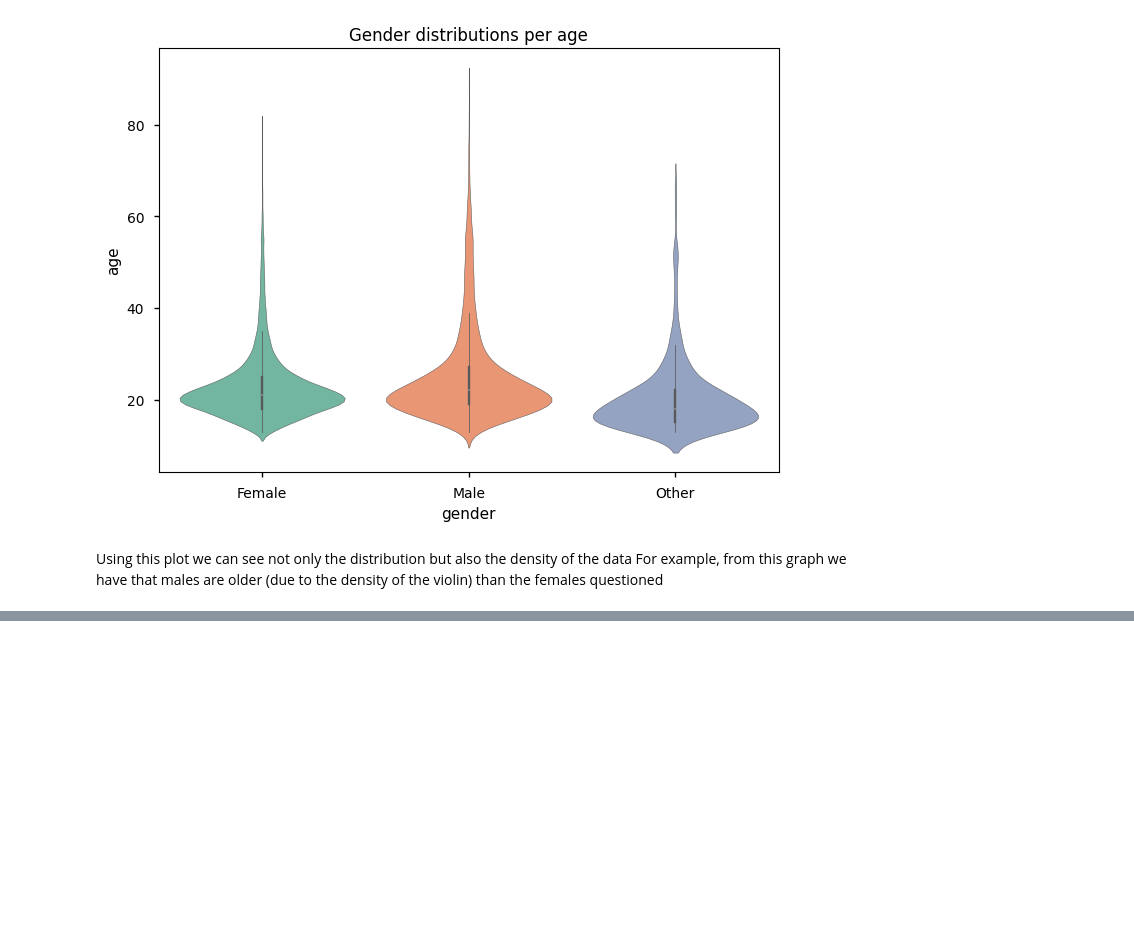
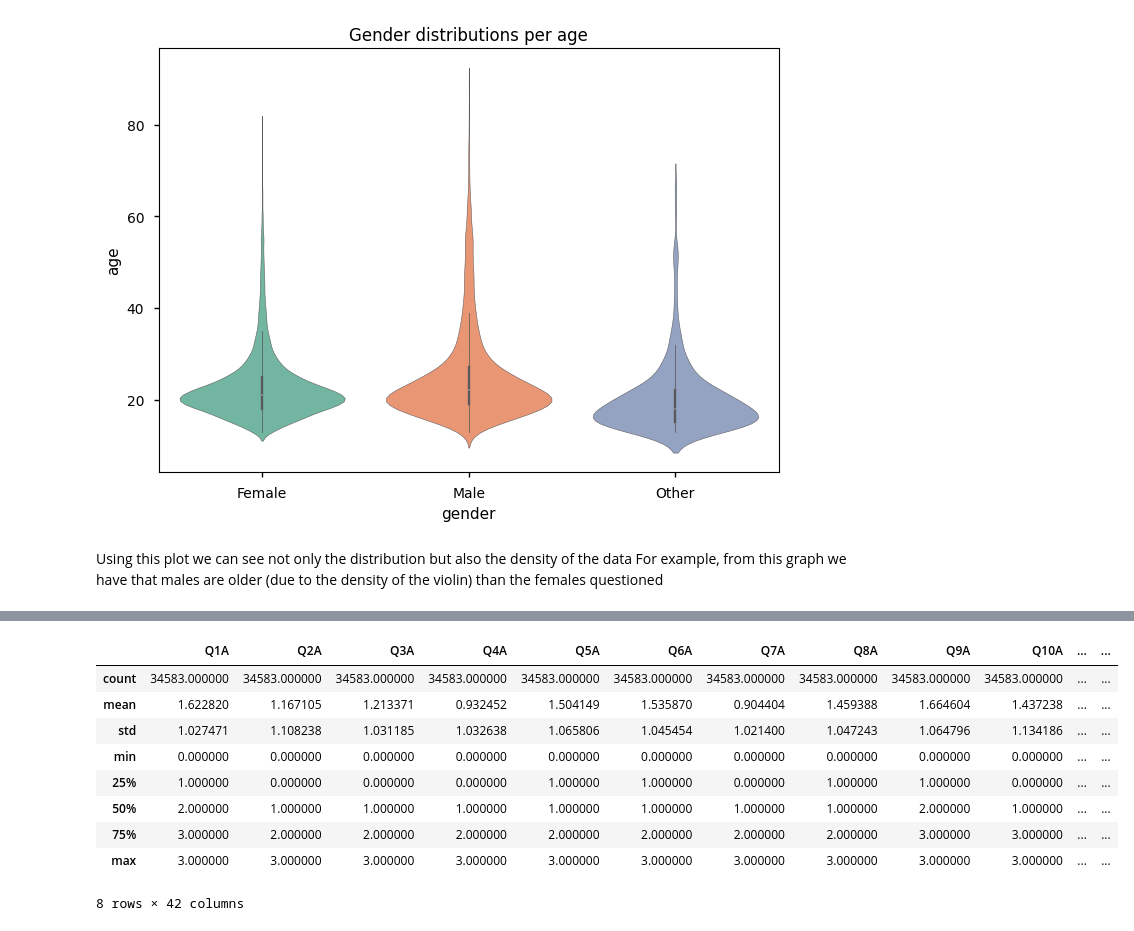
Before and after one commit to JRI11930/DASS-Responses-Analysis, a Jupyter notebook: notebooks/depression.ipynb, the cells around one changed output, grey strips where cells are left out. Drawn from its saved outputs; the diff is of its cells as text; code cells hidden in the pictures; blank space fills up the shorter version.

```diff
--- a/notebooks/depression.ipynb
+++ b/notebooks/depression.ipynb
@@ -589,0 +632,15 @@ For example, from this graph we have that males are older (due to the density of
+# %%
+q = [f'Q{x}A' for x in range(1, 43)]
+#df3[q] = df3[q]-1 #This line has to be executed only once
+df3[q].describe()
+# %% [output]
+|  | Q1A | Q2A | Q3A | Q4A | Q5A | Q6A | Q7A | Q8A | Q9A | Q10A | ... | ... |
+| count | 34583.000000 | 34583.000000 | 34583.000000 | 34583.000000 | 34583.000000 | 34583.000000 | 34583.000000 | 34583.000000 | 34583.000000 | 34583.000000 | ... | ... |
+| mean | 1.622820 | 1.167105 | 1.213371 | 0.932452 | 1.504149 | 1.535870 | 0.904404 | 1.459388 | 1.664604 | 1.437238 | ... | ... |
+| std | 1.027471 | 1.108238 | 1.031185 | 1.032638 | 1.065806 | 1.045454 | 1.021400 | 1.047243 | 1.064796 | 1.134186 | ... | ... |
+| min | 0.000000 | 0.000000 | 0.000000 | 0.000000 | 0.000000 | 0.000000 | 0.000000 | 0.000000 | 0.000000 | 0.000000 | ... | ... |
+| 25% | 1.000000 | 0.000000 | 0.000000 | 0.000000 | 1.000000 | 1.000000 | 0.000000 | 1.000000 | 1.000000 | 0.000000 | ... | ... |
+| 50% | 2.000000 | 1.000000 | 1.000000 | 1.000000 | 1.000000 | 1.000000 | 1.000000 | 1.000000 | 2.000000 | 1.000000 | ... | ... |
+| 75% | 3.000000 | 2.000000 | 2.000000 | 2.000000 | 2.000000 | 2.000000 | 2.000000 | 2.000000 | 3.000000 | 3.000000 | ... | ... |
+| max | 3.000000 | 3.000000 | 3.000000 | 3.000000 | 3.000000 | 3.000000 | 3.000000 | 3.000000 | 3.000000 | 3.000000 | ... | ... |
+8 rows × 42 columns
```
Also changed, not shown: parts of 13 cells of this notebook.
